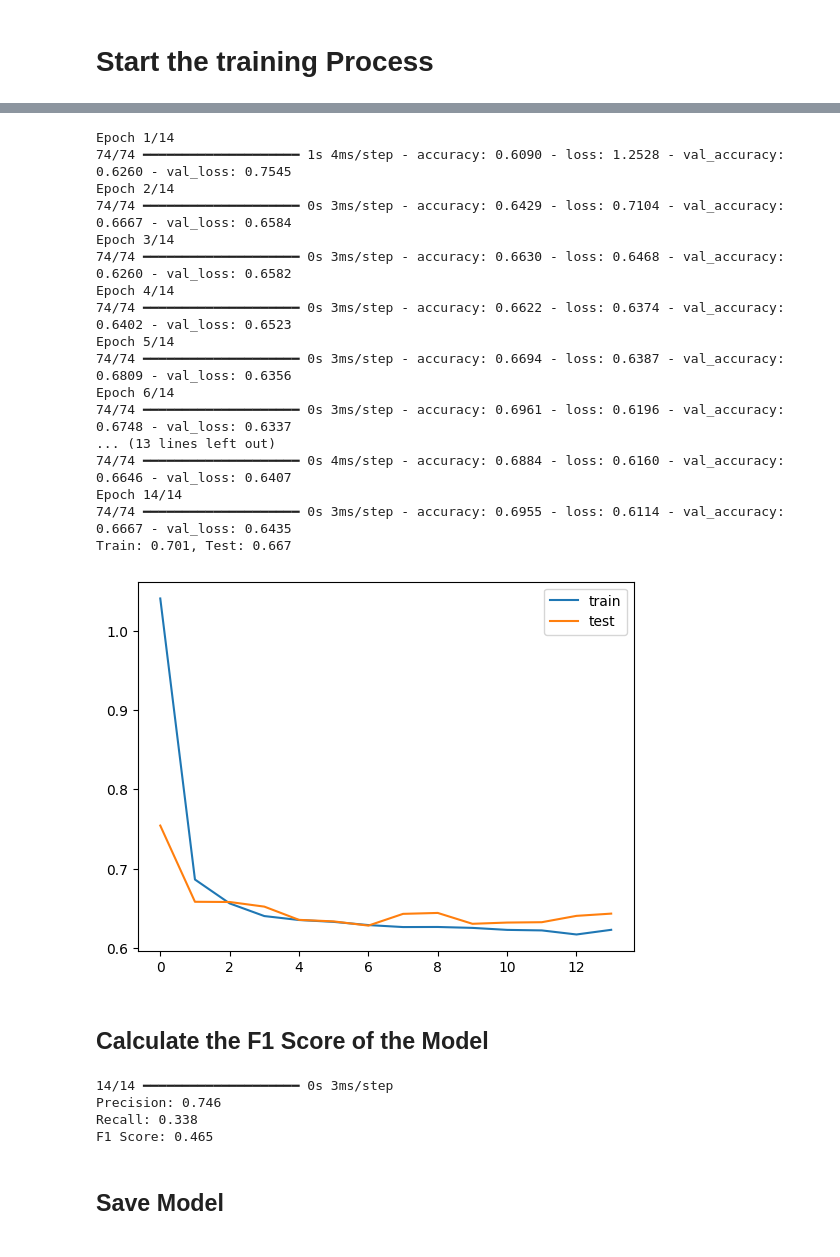
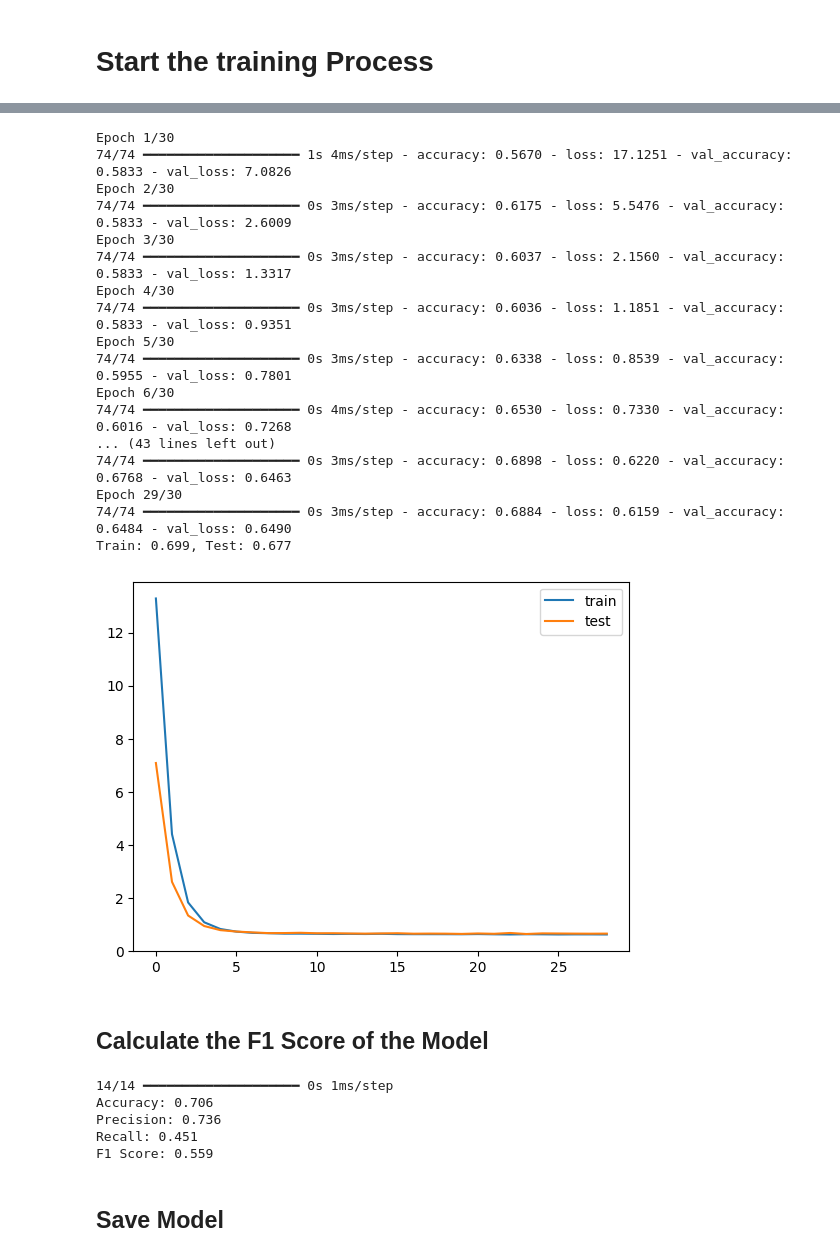
Before and after one commit to Adisa-Shobi/water-quality_model, a Jupyter notebook: notebook_shobi.ipynb, the cells around one changed output, grey strips where cells are left out. Saved outputs shown, nothing was run; the diff lists cells and outputs as text; code cells hidden in the pictures.

Commit message:
Update: adds earlystopping and explanations for each choice

```diff
--- a/notebook_shobi.ipynb
+++ b/notebook_shobi.ipynb
@@ -79,11 +96,11 @@ X_train.shape, X_val.shape, X_test.shape, y_train.shape, y_val.shape, y_test.sha
 #Model Definition by member 1
 def create_model():
   model  = tf.keras.models.Sequential([
-    tf.keras.layers.Dense(512, activation='relu', kernel_regularizer=tf.keras.regularizers.l2(0.05),input_shape=(X.shape[1],)),
+    tf.keras.layers.Dense(512, activation='relu', input_shape=(X.shape[1],)),
 
     tf.keras.layers.Dropout(0.2),
 
-    tf.keras.layers.Dense(256, activation='relu'),
+    tf.keras.layers.Dense(256, activation='relu', kernel_regularizer=tf.keras.regularizers.l2(0.05)),
 
     tf.keras.layers.Dropout(0.2),
 
@@ -91,12 +108,12 @@ def create_model():
 
     tf.keras.layers.Dropout(0.2),
 
-    tf.keras.layers.Dense(64, activation='relu'),
+    tf.keras.layers.Dense(64, activation='relu', kernel_regularizer=tf.keras.regularizers.l2(0.05)),
 
     tf.keras.layers.Dense(1, activation='sigmoid')
   ])
 
-  optimizer = tf.keras.optimizers.Adam(learning_rate=0.001)
+  optimizer = tf.keras.optimizers.Adam(learning_rate=0.0005)
 
   model.compile(optimizer=optimizer, loss='binary_crossentropy', metrics=['accuracy'], )
 
@@ -133,39 +157,44 @@ Model: "sequential_5"
 # %%
 
+early_stopping = tf.keras.callbacks.EarlyStopping(
+    monitor='val_loss',
+    patience=5,
+    restore_best_weights=True
+)
+
 #fit model
-
-history = mymodel.fit(X_train, y_train, validation_data=(X_test, y_test), epochs=14, verbose=1)
+history = mymodel.fit(X_train, y_train, validation_data=(X_test, y_test), epochs=30, verbose=1, callbacks=[early_stopping])
 # evaluate the model
 _, train_acc = mymodel.evaluate(X_train, y_train, verbose=0)
 _, test_acc = mymodel.evaluate(X_test, y_test, verbose=0)
 print('Train: %.3f, Test: %.3f' % (train_acc, test_acc))
 
 
 
 # plot training history
 plt.plot(history.history['loss'], label='train')
 plt.plot(history.history['val_loss'], label='test')
 plt.legend()
 plt.show()
 # %% [output]
-Epoch 1/14
-74/74 ━━━━━━━━━━━━━━━━━━━━ 1s 4ms/step - accuracy: 0.6090 - loss: 1.2528 - val_accuracy: 0.6260 - val_loss: 0.7545
-Epoch 2/14
-74/74 ━━━━━━━━━━━━━━━━━━━━ 0s 3ms/step - accuracy: 0.6429 - loss: 0.7104 - val_accuracy: 0.6667 - val_loss: 0.6584
-Epoch 3/14
-74/74 ━━━━━━━━━━━━━━━━━━━━ 0s 3ms/step - accuracy: 0.6630 - loss: 0.6468 - val_accuracy: 0.6260 - val_loss: 0.6582
-Epoch 4/14
-74/74 ━━━━━━━━━━━━━━━━━━━━ 0s 3ms/step - accuracy: 0.6622 - loss: 0.6374 - val_accuracy: 0.6402 - val_loss: 0.6523
-Epoch 5/14
-74/74 ━━━━━━━━━━━━━━━━━━━━ 0s 3ms/step - accuracy: 0.6694 - loss: 0.6387 - val_accuracy: 0.6809 - val_loss: 0.6356
-Epoch 6/14
-74/74 ━━━━━━━━━━━━━━━━━━━━ 0s 3ms/step - accuracy: 0.6961 - loss: 0.6196 - val_accuracy: 0.6748 - val_loss: 0.6337
-... (13 lines left out)
-74/74 ━━━━━━━━━━━━━━━━━━━━ 0s 4ms/step - accuracy: 0.6884 - loss: 0.6160 - val_accuracy: 0.6646 - val_loss: 0.6407
-Epoch 14/14
-74/74 ━━━━━━━━━━━━━━━━━━━━ 0s 3ms/step - accuracy: 0.6955 - loss: 0.6114 - val_accuracy: 0.6667 - val_loss: 0.6435
-Train: 0.701, Test: 0.667
+Epoch 1/30
+74/74 ━━━━━━━━━━━━━━━━━━━━ 1s 4ms/step - accuracy: 0.5670 - loss: 17.1251 - val_accuracy: 0.5833 - val_loss: 7.0826
+Epoch 2/30
+74/74 ━━━━━━━━━━━━━━━━━━━━ 0s 3ms/step - accuracy: 0.6175 - loss: 5.5476 - val_accuracy: 0.5833 - val_loss: 2.6009
+Epoch 3/30
+74/74 ━━━━━━━━━━━━━━━━━━━━ 0s 3ms/step - accuracy: 0.6037 - loss: 2.1560 - val_accuracy: 0.5833 - val_loss: 1.3317
+Epoch 4/30
+74/74 ━━━━━━━━━━━━━━━━━━━━ 0s 3ms/step - accuracy: 0.6036 - loss: 1.1851 - val_accuracy: 0.5833 - val_loss: 0.9351
+Epoch 5/30
+74/74 ━━━━━━━━━━━━━━━━━━━━ 0s 3ms/step - accuracy: 0.6338 - loss: 0.8539 - val_accuracy: 0.5955 - val_loss: 0.7801
+Epoch 6/30
+74/74 ━━━━━━━━━━━━━━━━━━━━ 0s 4ms/step - accuracy: 0.6530 - loss: 0.7330 - val_accuracy: 0.6016 - val_loss: 0.7268
+... (43 lines left out)
+74/74 ━━━━━━━━━━━━━━━━━━━━ 0s 3ms/step - accuracy: 0.6898 - loss: 0.6220 - val_accuracy: 0.6768 - val_loss: 0.6463
+Epoch 29/30
+74/74 ━━━━━━━━━━━━━━━━━━━━ 0s 3ms/step - accuracy: 0.6884 - loss: 0.6159 - val_accuracy: 0.6484 - val_loss: 0.6490
+Train: 0.699, Test: 0.677
-[figure, old version]
+[figure, new version]
 # %% [markdown]
 ## Calculate the F1 Score of the Model
 # %%
@@ -175,15 +204,18 @@ y_pred = (mymodel.predict(X_val) > 0.5).astype(int).reshape(-1)
 f1 = f1_score(y_val, y_pred)
 precision = precision_score(y_val, y_pred)
 recall = recall_score(y_val, y_pred)
+accuracy = mymodel.evaluate(X_val, y_val, verbose=0)[1]
 
+print(f'Accuracy: {accuracy:.3f}')
 print(f'Precision: {precision:.3f}')
 print(f'Recall: {recall:.3f}')
 print(f'F1 Score: {f1:.3f}')
 # %% [output]
-14/14 ━━━━━━━━━━━━━━━━━━━━ 0s 3ms/step
-Precision: 0.746
-Recall: 0.338
-F1 Score: 0.465
+14/14 ━━━━━━━━━━━━━━━━━━━━ 0s 1ms/step
+Accuracy: 0.706
+Precision: 0.736
+Recall: 0.451
+F1 Score: 0.559
 # %% [markdown]
 ## Save Model
 # %%
```
Also changed, not shown: parts of 4 cells of this notebook, 2 other files.
